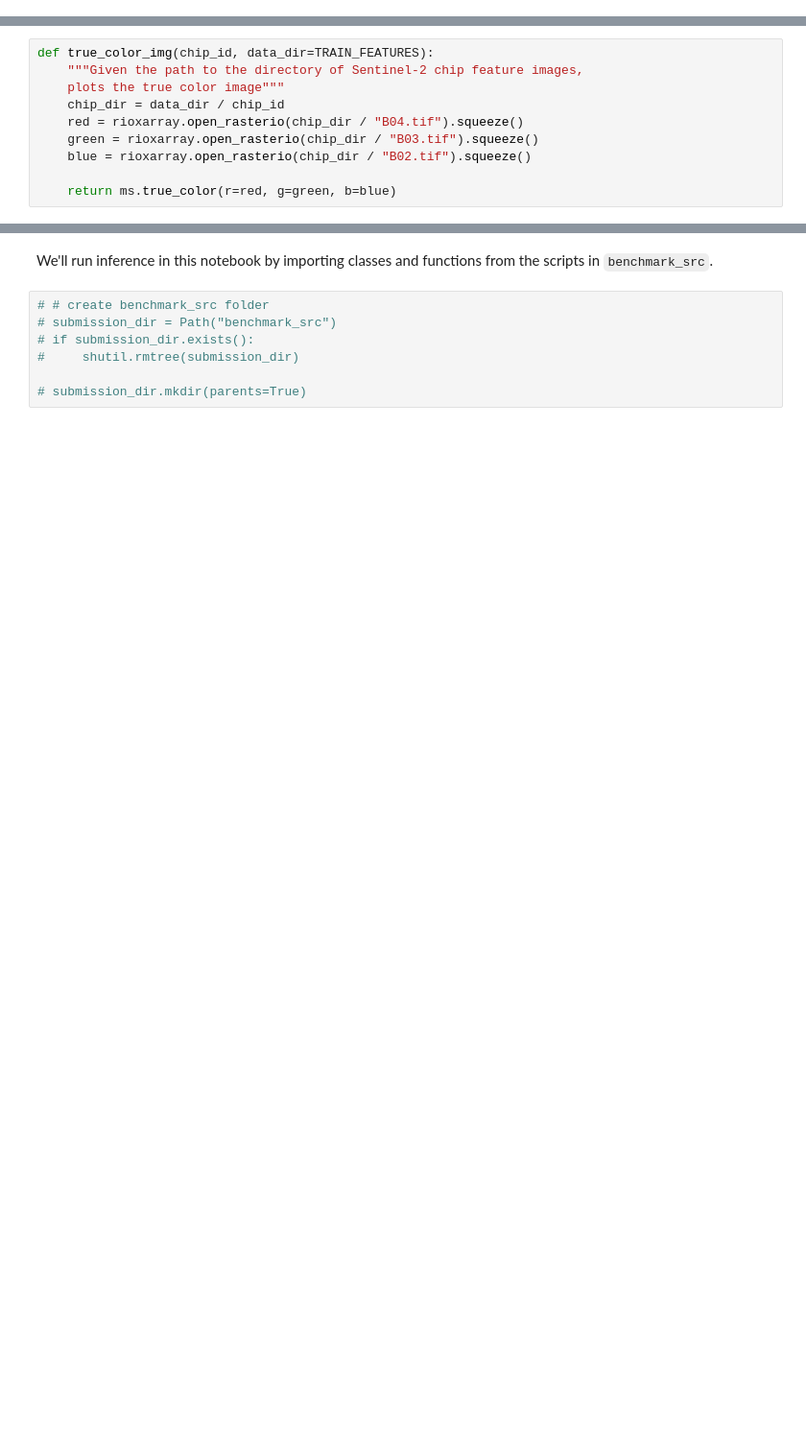
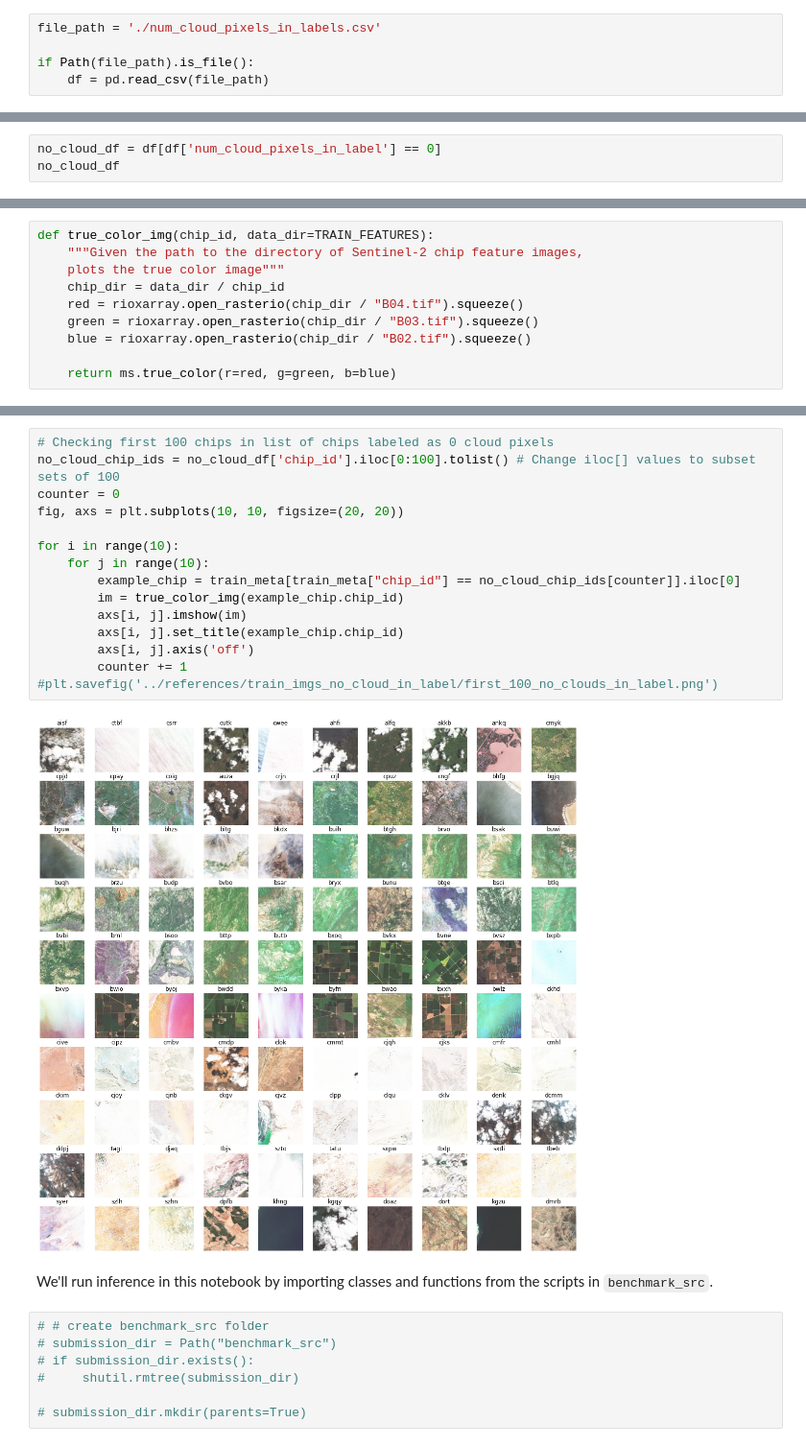
Before and after one commit to kurteulau/ucb_mids_w207_final_project, a Jupyter notebook: notebooks/tutorial_benchmark-Copy2.ipynb, the cells around one changed output, grey strips where cells are left out. Shown at 96% size. Saved outputs shown, nothing was run; the diff lists cells and outputs as text; blank space fills up the shorter version.

Commit message:
Display pics of all train chips w/ no cloud pixels in label

```diff
--- a/notebooks/tutorial_benchmark-Copy2.ipynb
+++ b/notebooks/tutorial_benchmark-Copy2.ipynb
@@ -504,3 +501,8 @@ if Path(file_path).is_file():
 [figure]
 # %% [markdown]
 ## Visually inspect chips whose labels have 0 cloud pixels
+# %%
+file_path = './num_cloud_pixels_in_labels.csv'
+
+if Path(file_path).is_file():
+    df = pd.read_csv(file_path)
@@ -506,0 +525,3 @@ if Path(file_path).is_file():
+# %%
+no_cloud_df = df[df['num_cloud_pixels_in_label'] == 0]
+no_cloud_df
@@ -532,3 +567,20 @@ for i in range(10):
+# %%
+# Checking first 100 chips in list of chips labeled as 0 cloud pixels
+no_cloud_chip_ids = no_cloud_df['chip_id'].iloc[0:100].tolist() # Change iloc[] values to subset sets of 100
+counter = 0
+fig, axs = plt.subplots(10, 10, figsize=(20, 20))
+
+for i in range(10):
+    for j in range(10):
+        example_chip = train_meta[train_meta["chip_id"] == no_cloud_chip_ids[counter]].iloc[0]
+        im = true_color_img(example_chip.chip_id)
+        axs[i, j].imshow(im)
+        axs[i, j].set_title(example_chip.chip_id)
+        axs[i, j].axis('off')
+        counter += 1
+#plt.savefig('../references/train_imgs_no_cloud_in_label/first_100_no_clouds_in_label.png')
+# %% [output]
+[figure, added]
 # %% [markdown]
 We'll run inference in this notebook by importing classes and functions from the scripts in `benchmark_src`.
 # %%
```
Also changed, not shown: parts of 5 cells of this notebook, 5 other files.
